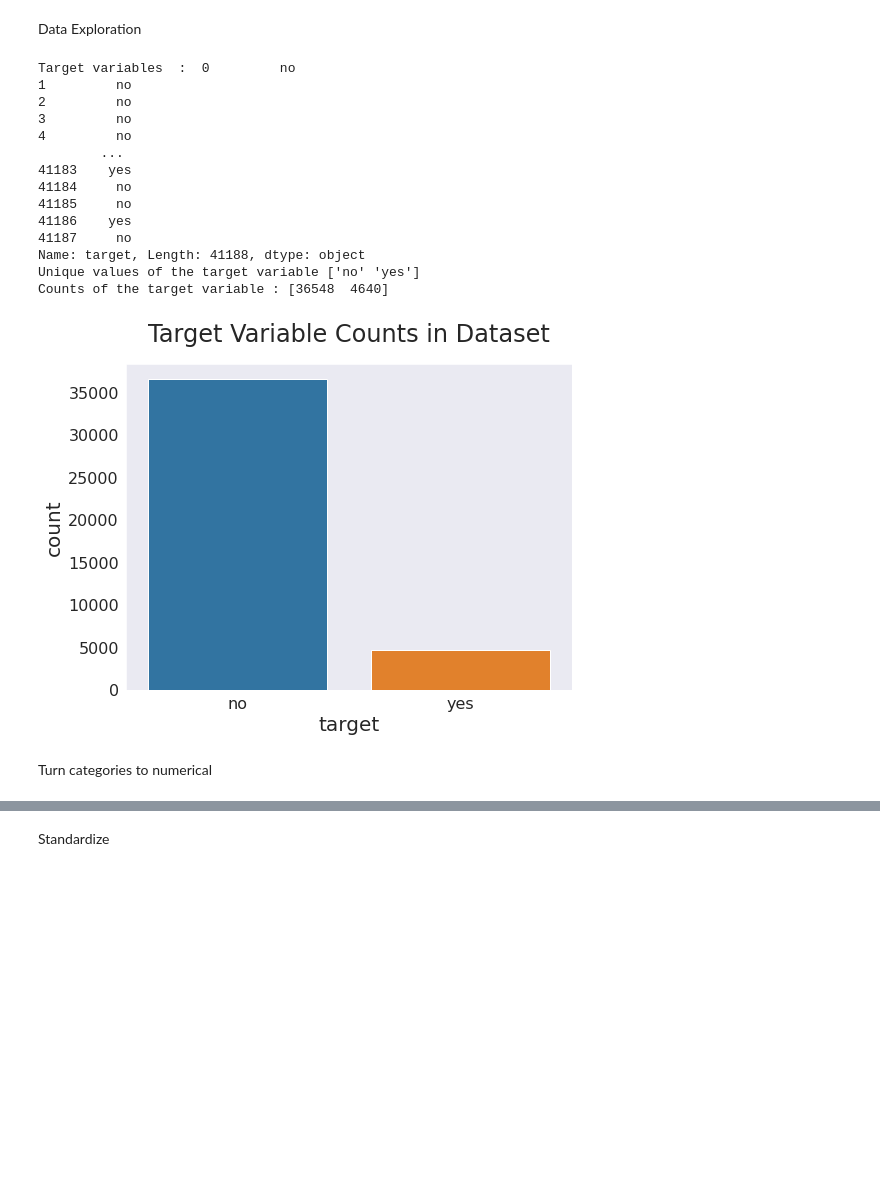
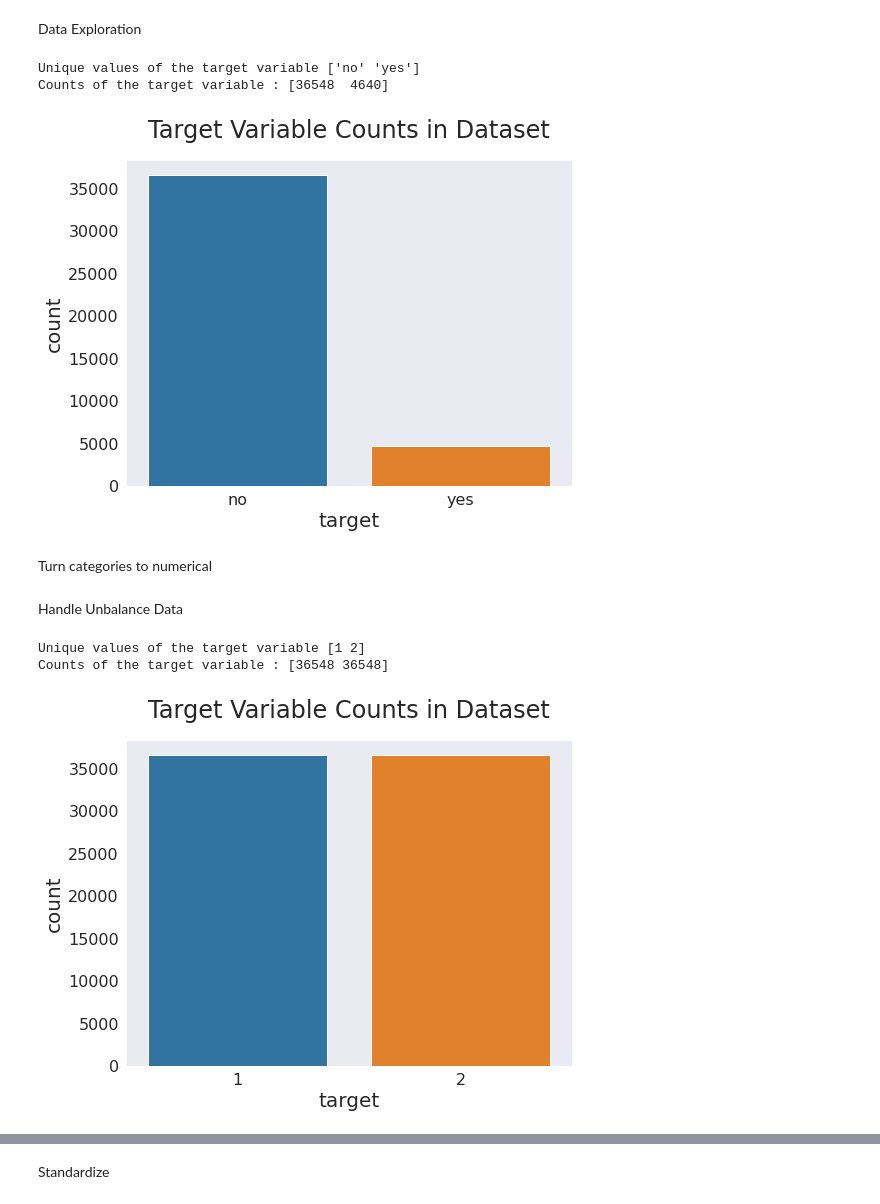
Before and after one commit to claredavies/MachineLearningCoursework, a Jupyter notebook: Assignment1/MLAssignment1Keras.ipynb, the cells around one changed output, grey strips where cells are left out. Saved outputs shown, nothing was run; the diff lists cells and outputs as text; code cells hidden in the pictures; blank space fills up the shorter version.

Commit message:
Problem with unbalanced data meaning accuracy result always same. Used Oversampling but bad accuracy result

```diff
--- a/Assignment1/MLAssignment1Keras.ipynb
+++ b/Assignment1/MLAssignment1Keras.ipynb
@@ -39,7 +42,6 @@ Data Exploration
 # %%
 dataset.rename(columns = {'y':'target'}, inplace = True)
 
-print('Target variables  : ', dataset['target'])
 (unique, counts) = np.unique(dataset['target'], return_counts=True)
 
 print('Unique values of the target variable', unique)
@@ -49,18 +51,6 @@ sns.countplot(data = dataset,x = 'target')
 plt.title('Target Variable Counts in Dataset')
 plt.show()
 # %% [output]
-Target variables  :  0         no
-1         no
-2         no
-3         no
-4         no
-        ...
-41183    yes
-41184     no
-41185     no
-41186    yes
-41187     no
-Name: target, Length: 41188, dtype: object
 Unique values of the target variable ['no' 'yes']
 Counts of the target variable : [36548  4640]
 [figure]
@@ -82,3 +74,24 @@ dataset['poutcome'] = pd.factorize(dataset['contact'])[0] + 1
 
 # Should remove - duration as only for benchmark
 dataset = dataset.drop('duration', 1)
+# %% [markdown]
+Handle Unbalance Data
+# %%
+yes = dataset[dataset.target == 1]
+no = dataset[dataset.target == 2]
+
+no = no.sample(n=len(yes), random_state=101,replace=True)
+dataset = pd.concat([yes,no],axis=0)
+# %%
+(unique, counts) = np.unique(dataset['target'], return_counts=True)
+
+print('Unique values of the target variable', unique)
+print('Counts of the target variable :', counts)
+
+sns.countplot(data = dataset,x = 'target')
+plt.title('Target Variable Counts in Dataset')
+plt.show()
+# %% [output]
+Unique values of the target variable [1 2]
+Counts of the target variable : [36548 36548]
+[figure, added]
```
Also changed, not shown: parts of 20 cells of this notebook.
